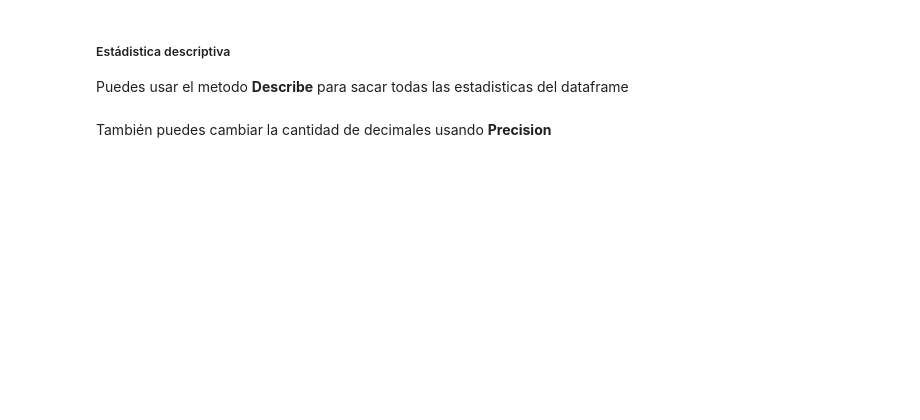
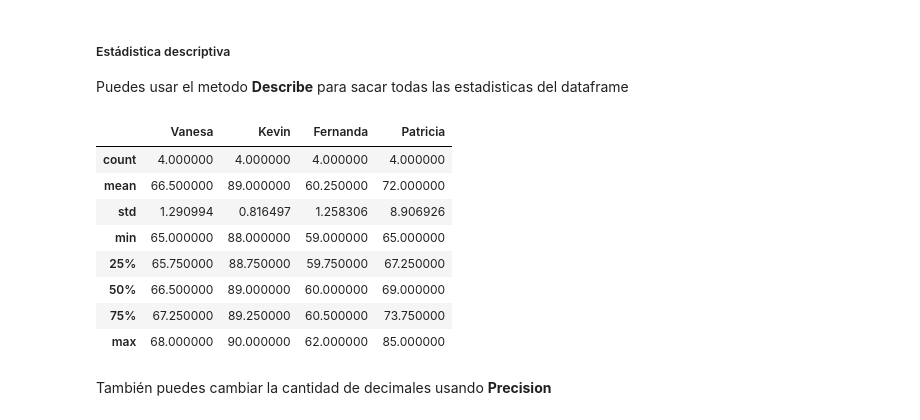
Before and after one commit to abrahajam/BIG-DATA-E-IA, a Jupyter notebook: Python Jupyter/7.-Arreglos_con_Numpy.ipynb, the cells around one changed output. Cells and saved outputs as stored; diff of their text form; code cells hidden in the pictures; blank space fills up the shorter version.

```diff
--- a/Python Jupyter/7.-Arreglos_con_Numpy.ipynb
+++ b/Python Jupyter/7.-Arreglos_con_Numpy.ipynb
@@ -766,2 +779,4 @@ Que pasa si solo queremos cuanto pesaba Patricia en el mes 3? Usa at
 # %% [markdown]
 Resulta que Kevin en realidad pesaba 85kg en el mes 4, cambia su valor usando at
+# %%
+peso.at['Mes 3','Patricia'] = 85
@@ -769,5 +796,17 @@ Resulta que Kevin en realidad pesaba 85kg en el mes 4, cambia su valor usando at
 ##### Estádistica descriptiva
 
 Puedes usar el metodo **Describe** para sacar todas las estadisticas del dataframe
+# %%
+peso.describe()
+# %% [output]
+|  | Vanesa | Kevin | Fernanda | Patricia |
+| count | 4.000000 | 4.000000 | 4.000000 | 4.000000 |
+| mean | 66.500000 | 89.000000 | 60.250000 | 72.000000 |
+| std | 1.290994 | 0.816497 | 1.258306 | 8.906926 |
+| min | 65.000000 | 88.000000 | 59.000000 | 65.000000 |
+| 25% | 65.750000 | 88.750000 | 59.750000 | 67.250000 |
+| 50% | 66.500000 | 89.000000 | 60.000000 | 69.000000 |
+| 75% | 67.250000 | 89.250000 | 60.500000 | 73.750000 |
+| max | 68.000000 | 90.000000 | 62.000000 | 85.000000 |
 # %% [markdown]
 También puedes cambiar la cantidad de decimales usando **Precision**
```
Also changed, not shown: parts of 40 cells of this notebook, 4 other files.
